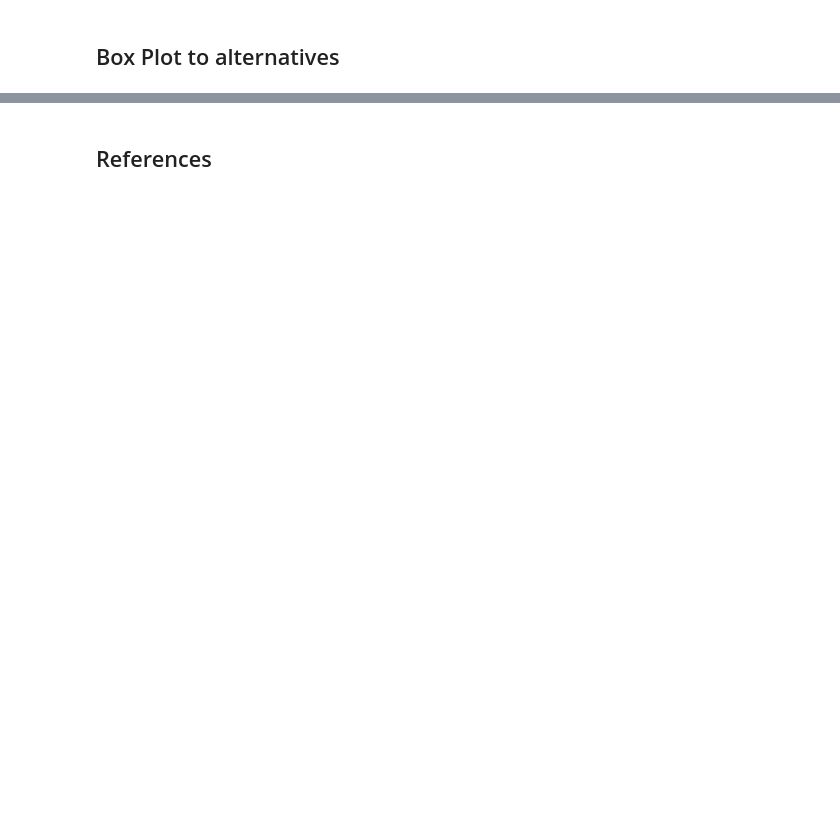
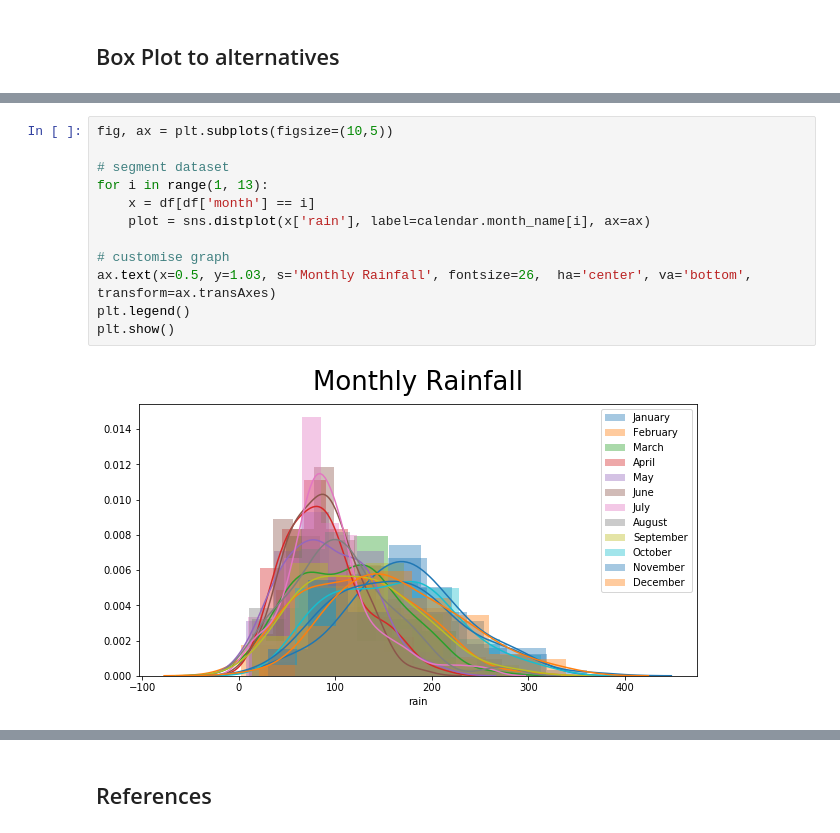
Before and after one commit to SDrag/FundamentalsOfDataAnalysis-Project, a Jupyter notebook: FDAproject.ipynb, the cells around one changed output, grey strips where cells are left out. Cells and saved outputs as stored; diff of their text form; blank space fills up the shorter version.

```diff
--- a/FDAproject.ipynb
+++ b/FDAproject.ipynb
@@ -14,0 +130,14 @@ They take up less space and are therefore particularly useful for comparing dist
+# %%
+fig, ax = plt.subplots(figsize=(10,5))
+
+# segment dataset
+for i in range(1, 13):
+    x = df[df['month'] == i]
+    plot = sns.distplot(x['rain'], label=calendar.month_name[i], ax=ax)
+
+# customise graph
+ax.text(x=0.5, y=1.03, s='Monthly Rainfall', fontsize=26,  ha='center', va='bottom', transform=ax.transAxes)
+plt.legend()
+plt.show()
+# %% [output]
+[figure, added]
```
Also changed, not shown: parts of 18 cells of this notebook.
